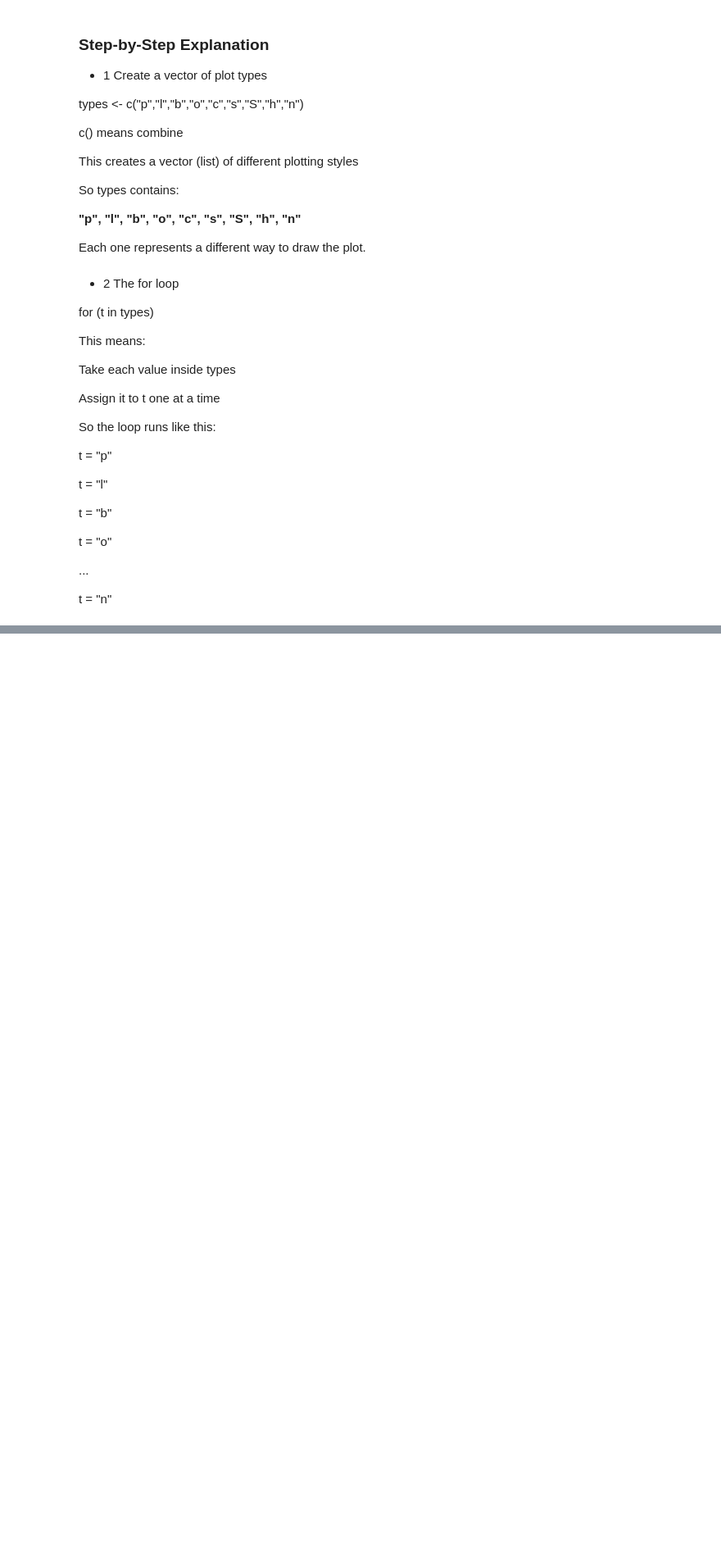
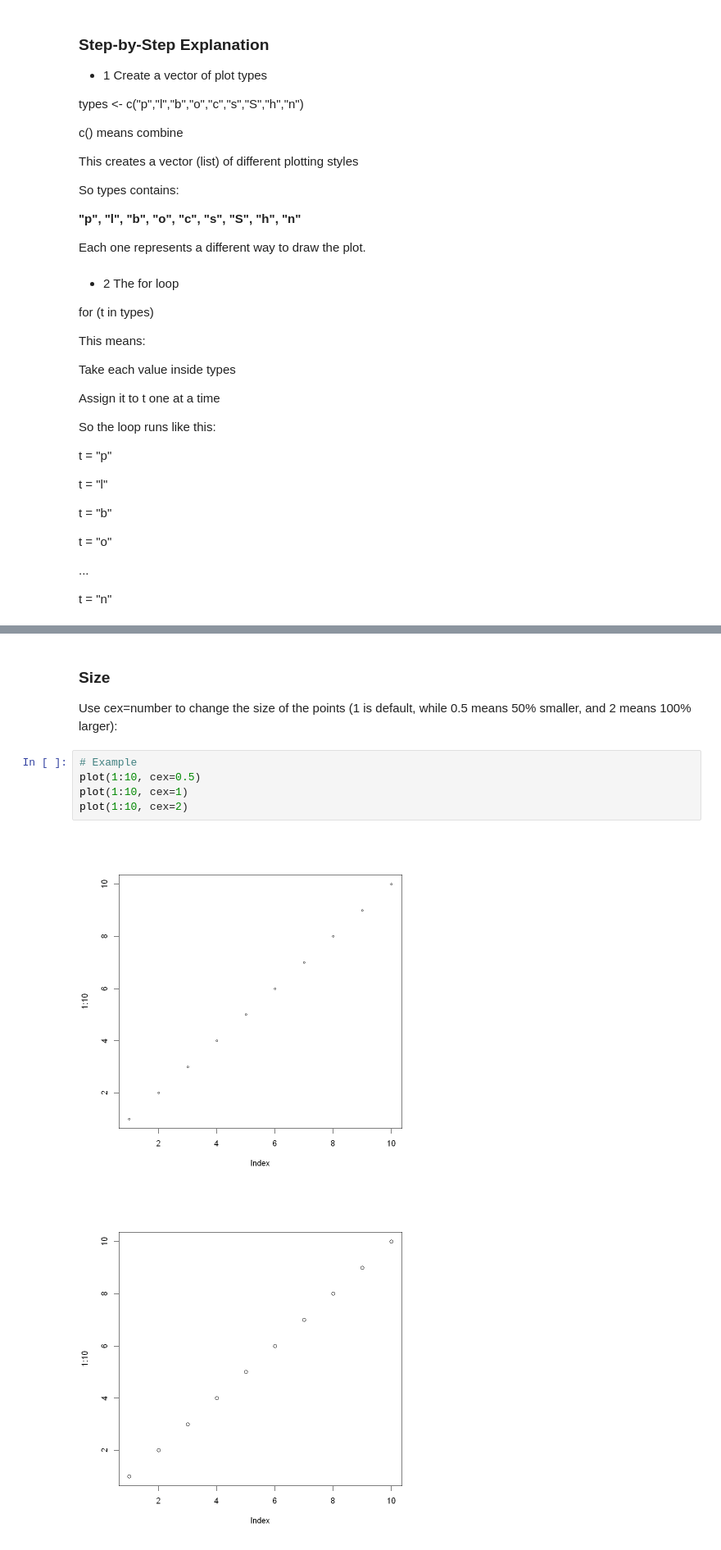
Before and after one commit to prodigy234/Complete_Data_Science_Full_Course, a Jupyter notebook: R Programming/17.R Plotting.ipynb, the cells around one changed output, grey strips where cells are left out. Shown at 82% size. Saved outputs shown, nothing was run; the diff lists cells and outputs as text; blank space fills up the shorter version.

```diff
--- a/R Programming/17.R Plotting.ipynb
+++ b/R Programming/17.R Plotting.ipynb
@@ -203,0 +218,12 @@ t = "n"
+# %% [markdown]
+### Size
+
+Use cex=number to change the size of the points (1 is default, while 0.5 means 50% smaller, and 2 means 100% larger):
+# %%
+# Example
+plot(1:10, cex=0.5)
+plot(1:10, cex=1)
+plot(1:10, cex=2)
+# %% [output]
+[figure, added]
+[figure, added]
```
Also changed, not shown: parts of 37 cells of this notebook.
